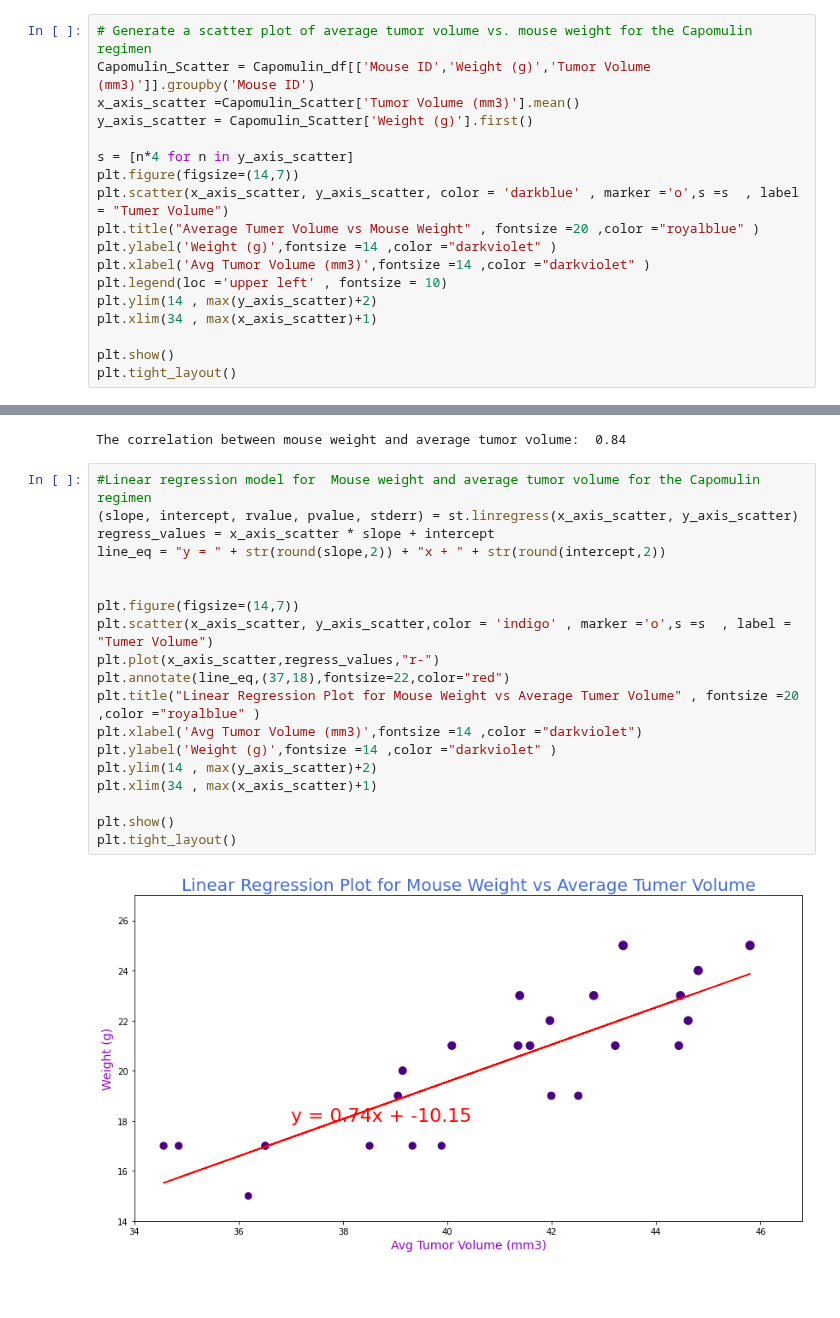
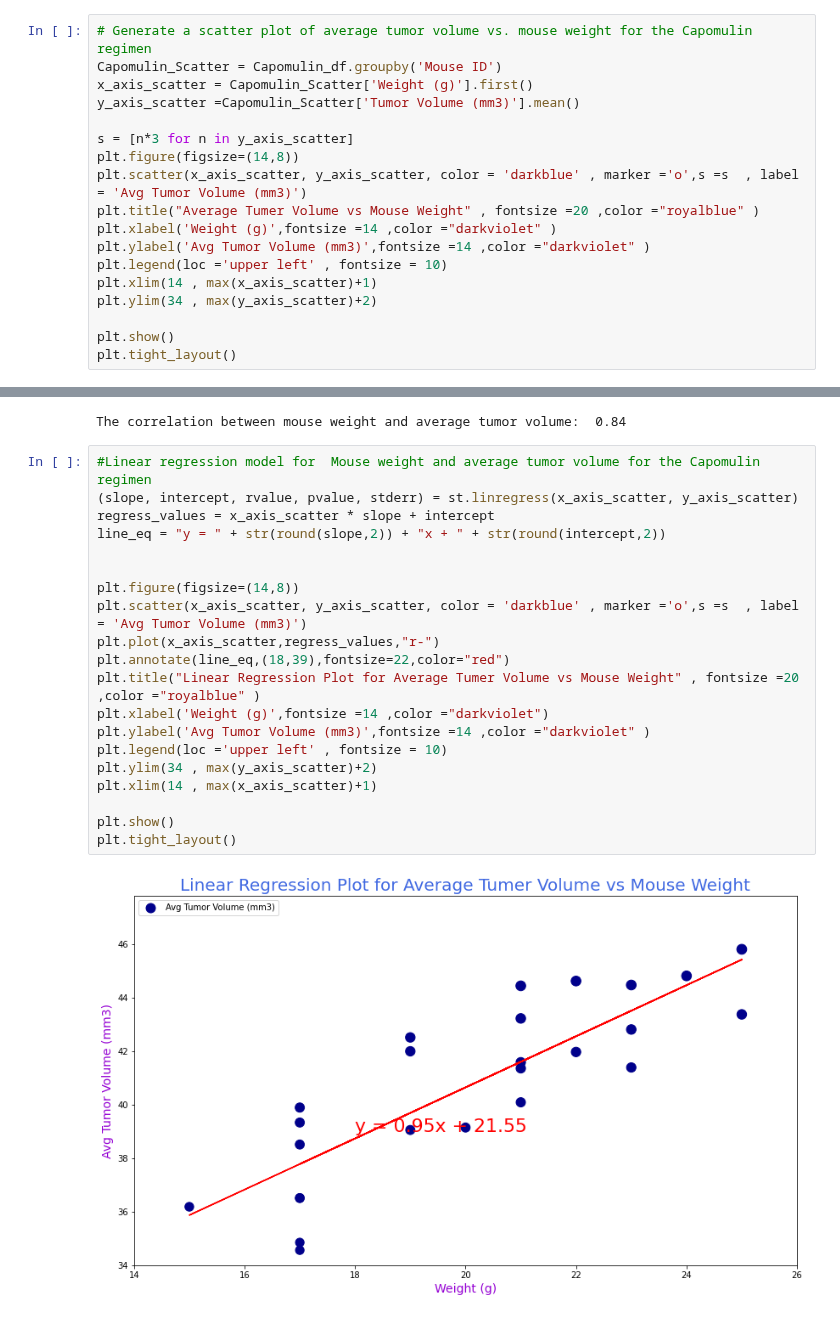
Before and after one commit to divya-gh/Matplotlib-Challenge, a Jupyter notebook: Pymaceuticals/pymaceuticals_starter.ipynb, the cells around one changed output, grey strips where cells are left out. Saved outputs shown, nothing was run; the diff lists cells and outputs as text; blank space fills up the shorter version.

```diff
--- a/Pymaceuticals/pymaceuticals_starter.ipynb
+++ b/Pymaceuticals/pymaceuticals_starter.ipynb
@@ -496,19 +496,19 @@ Capomulin_plot.set_ylim(20, max(Capomulin_Single_Mouse_df['Tumor Volume (mm3)'])
 [figure]
 # %%
 # Generate a scatter plot of average tumor volume vs. mouse weight for the Capomulin regimen
-Capomulin_Scatter = Capomulin_df[['Mouse ID','Weight (g)','Tumor Volume (mm3)']].groupby('Mouse ID')
-x_axis_scatter =Capomulin_Scatter['Tumor Volume (mm3)'].mean()
-y_axis_scatter = Capomulin_Scatter['Weight (g)'].first()
+Capomulin_Scatter = Capomulin_df.groupby('Mouse ID')
+x_axis_scatter = Capomulin_Scatter['Weight (g)'].first()
+y_axis_scatter =Capomulin_Scatter['Tumor Volume (mm3)'].mean()
 
-s = [n*4 for n in y_axis_scatter]
-plt.figure(figsize=(14,7))
-plt.scatter(x_axis_scatter, y_axis_scatter, color = 'darkblue' , marker ='o',s =s  , label = "Tumer Volume")
+s = [n*3 for n in y_axis_scatter]
+plt.figure(figsize=(14,8))
+plt.scatter(x_axis_scatter, y_axis_scatter, color = 'darkblue' , marker ='o',s =s  , label = 'Avg Tumor Volume (mm3)')
 plt.title("Average Tumer Volume vs Mouse Weight" , fontsize =20 ,color ="royalblue" )
-plt.ylabel('Weight (g)',fontsize =14 ,color ="darkviolet" )
-plt.xlabel('Avg Tumor Volume (mm3)',fontsize =14 ,color ="darkviolet" )
+plt.xlabel('Weight (g)',fontsize =14 ,color ="darkviolet" )
+plt.ylabel('Avg Tumor Volume (mm3)',fontsize =14 ,color ="darkviolet" )
 plt.legend(loc ='upper left' , fontsize = 10)
-plt.ylim(14 , max(y_axis_scatter)+2)
-plt.xlim(34 , max(x_axis_scatter)+1)
+plt.xlim(14 , max(x_axis_scatter)+1)
+plt.ylim(34 , max(y_axis_scatter)+2)
 
 plt.show()
 plt.tight_layout()
@@ -529,22 +529,23 @@ The correlation between mouse weight and average tumor volume:  0.84
 # %%
 #Linear regression model for  Mouse weight and average tumor volume for the Capomulin regimen
 (slope, intercept, rvalue, pvalue, stderr) = st.linregress(x_axis_scatter, y_axis_scatter)
 regress_values = x_axis_scatter * slope + intercept
 line_eq = "y = " + str(round(slope,2)) + "x + " + str(round(intercept,2))
 
 
-plt.figure(figsize=(14,7))
-plt.scatter(x_axis_scatter, y_axis_scatter,color = 'indigo' , marker ='o',s =s  , label = "Tumer Volume")
+plt.figure(figsize=(14,8))
+plt.scatter(x_axis_scatter, y_axis_scatter, color = 'darkblue' , marker ='o',s =s  , label = 'Avg Tumor Volume (mm3)')
 plt.plot(x_axis_scatter,regress_values,"r-")
-plt.annotate(line_eq,(37,18),fontsize=22,color="red")
-plt.title("Linear Regression Plot for Mouse Weight vs Average Tumer Volume" , fontsize =20 ,color ="royalblue" )
-plt.xlabel('Avg Tumor Volume (mm3)',fontsize =14 ,color ="darkviolet")
-plt.ylabel('Weight (g)',fontsize =14 ,color ="darkviolet" )
-plt.ylim(14 , max(y_axis_scatter)+2)
-plt.xlim(34 , max(x_axis_scatter)+1)
+plt.annotate(line_eq,(18,39),fontsize=22,color="red")
+plt.title("Linear Regression Plot for Average Tumer Volume vs Mouse Weight" , fontsize =20 ,color ="royalblue" )
+plt.xlabel('Weight (g)',fontsize =14 ,color ="darkviolet")
+plt.ylabel('Avg Tumor Volume (mm3)',fontsize =14 ,color ="darkviolet" )
+plt.legend(loc ='upper left' , fontsize = 10)
+plt.ylim(34 , max(y_axis_scatter)+2)
+plt.xlim(14 , max(x_axis_scatter)+1)
 
 plt.show()
 plt.tight_layout()
 # %% [output]
-[figure, old version]
+[figure, new version]
 <Figure size 432x288 with 0 Axes>
```
Also changed, not shown: parts of 4 cells of this notebook.
